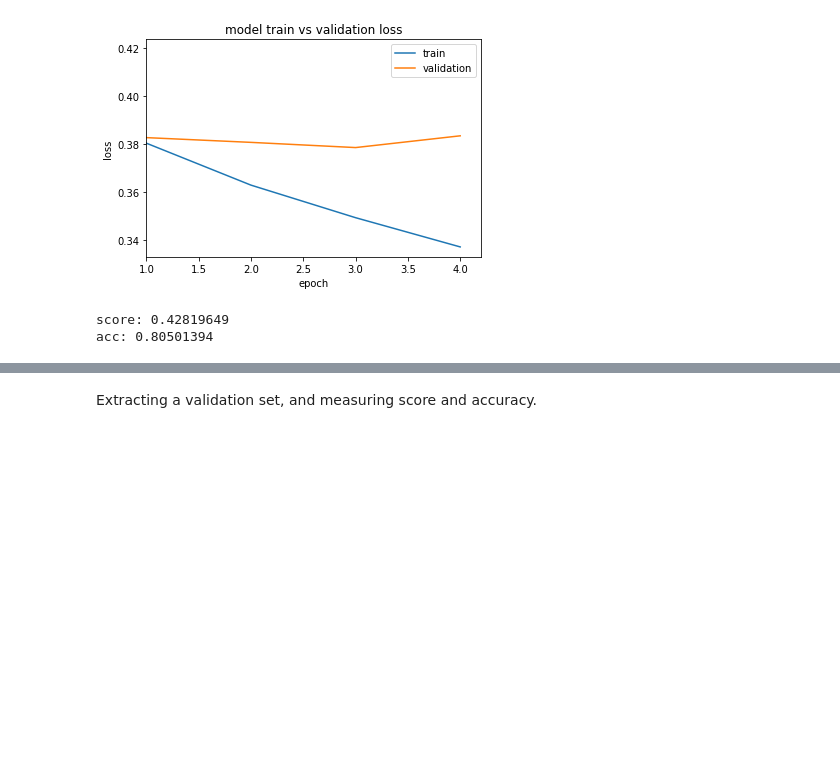
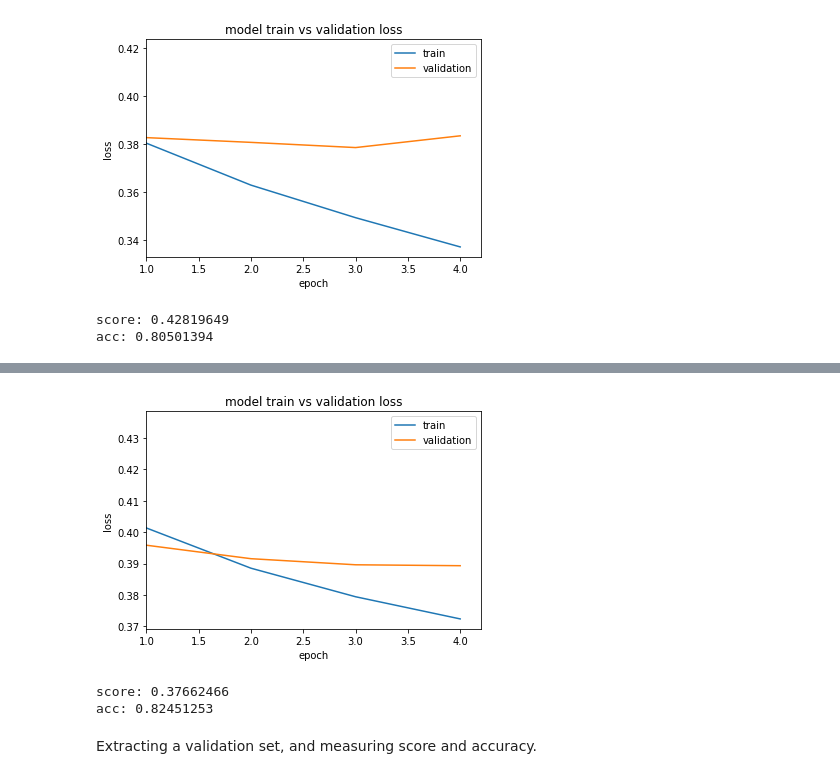
Before and after one commit to jerrysong/sentiment140-analysis, a Jupyter notebook: jerry/rnn.ipynb, the cells around one changed output, grey strips where cells are left out. Cells and saved outputs as stored; diff of their text form; code cells hidden in the pictures; blank space fills up the shorter version.

```diff
--- a/jerry/rnn.ipynb
+++ b/jerry/rnn.ipynb
@@ -189,11 +143,13 @@ X_train_sample, Y_train_sample = X_train[:size_limit], Y_train[:size_limit]
 We should explore LSTM, CuDNNLSTM, GRU, CuDNNGRU cells. CuDNN cells have following limitations: 1. The activation function has to be `tanh`. 2. It doesn't support dropout.
 # %%
 # Hyperparameters tuning for LSTM: https://arxiv.org/pdf/1707.06799.pdf
+max_fatures = 20000
 embed_dim = 200
-lstm_out = 100
+lstm_out = 128
 input_length = X_train.shape[1]
 epochs = 6
-batch_size = 256
+# The batch_size is very sensitive
+batch_size = 64
 # Why 0.5: https://www.reddit.com/r/MachineLearning/comments/3oztvk/why_50_when_using_dropout/
 # Variational Dropout: https://arxiv.org/pdf/1512.05287.pdf
 input_dropout = 0.5
@@ -523,0 +466,25 @@ acc: 0.80501394
+# %%
+params = {
+    'model_type': LSTM,
+    'batch_size': 256,
+    'embedding_type': 'randomly initialized',
+    'embedding_dim': 200,
+    'embedding_max_features': 10000,
+    'embedding_word_index': None,
+    'embedding_pretrained_zip_path': None,
+    'embedding_pretrained_name': None,
+    'epoch': 5,
+    'rnn_dim': 100,
+    'rnn_layer_num': 1,
+    'input_length': X_train.shape[1],
+    'input_dropout': 0.5,
+    'recurrent_dropout': 0.5,
+    'optimizer': 'adam',
+    'activation': 'sigmoid',
+    'loss': 'binary_crossentropy',
+    'is_bidirectional': True,
+}
+
+model = models.get_model(params)
+history = model.fit(
+    X_train, Y_train, epochs=params['epoch'], batch_size=params['batch_size'], verbose=2, validation_data=[X_dev, Y_dev])
@@ -524,3 +509,12 @@ acc: 0.80501394
+# %%
+models.plot_model_train_history(history)
+score, acc = model.evaluate(X_test, Y_test, verbose = 2, batch_size = batch_size)
+print("score: %.8f" % (score))
+print("acc: %.8f" % (acc))
+# %% [output]
+[figure, added]
+score: 0.37662466
+acc: 0.82451253
 # %% [markdown]
 Extracting a validation set, and measuring score and accuracy.
 # %% [markdown]
```
Also changed, not shown: parts of 34 cells of this notebook, 6 other files.
